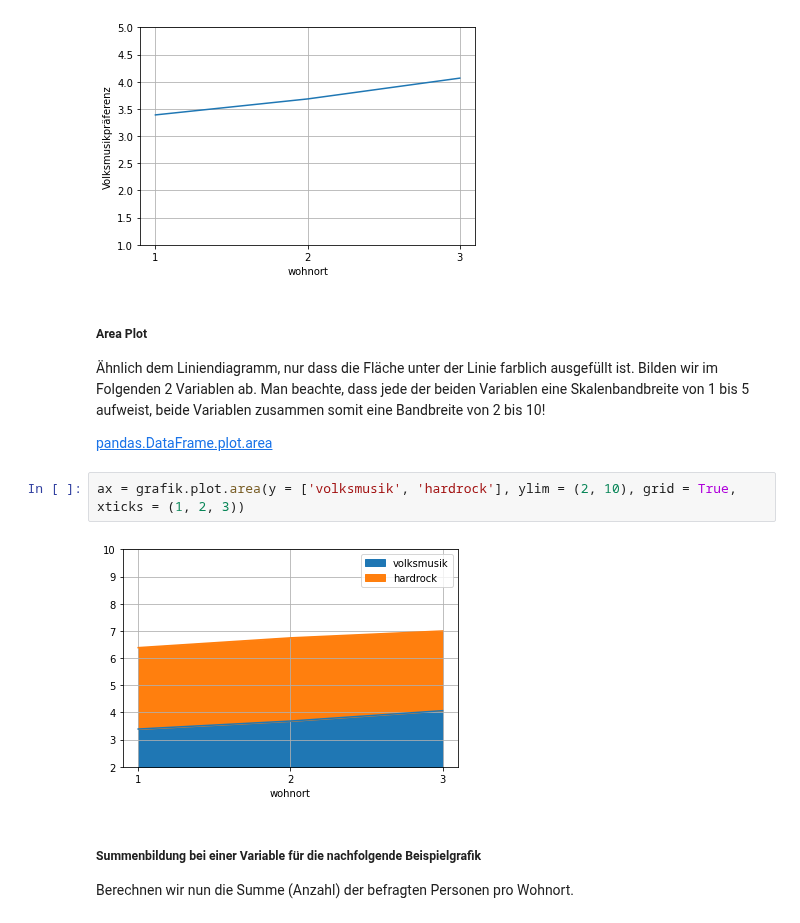
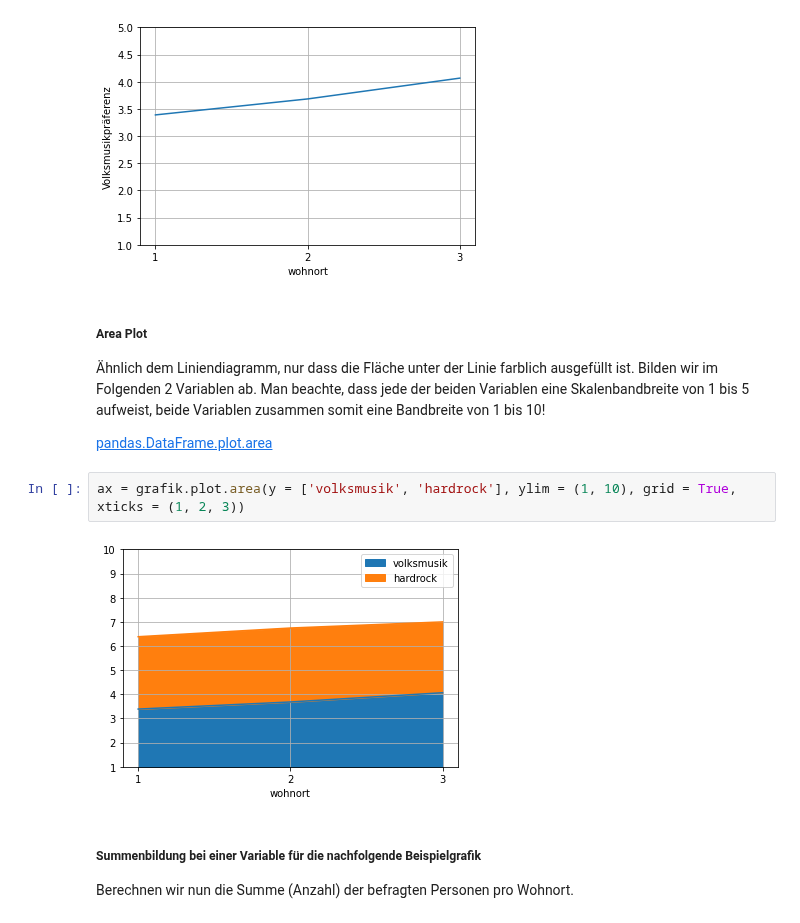
Before and after one commit to manfred2020/DA_mit_Python, a Jupyter notebook: Kapitel 11/11_Grafische Datenanalyse.ipynb, the cells around one changed output. Saved outputs shown, nothing was run; the diff lists cells and outputs as text.

```diff
--- a/Kapitel 11/11_Grafische Datenanalyse.ipynb
+++ b/Kapitel 11/11_Grafische Datenanalyse.ipynb
@@ -255,13 +255,13 @@ ax = grafik.plot.line(y = 'volksmusik', ylim = (1, 5), ylabel = "Volksmusikpräf
 # %% [markdown]
 ##### Area Plot
 
-Ähnlich dem Liniendiagramm, nur dass die Fläche unter der Linie farblich ausgefüllt ist. Bilden wir im Folgenden 2 Variablen ab. Man beachte, dass jede der beiden Variablen eine Skalenbandbreite von 1 bis 5 aufweist, beide Variablen zusammen somit eine Bandbreite von 2 bis 10!
+Ähnlich dem Liniendiagramm, nur dass die Fläche unter der Linie farblich ausgefüllt ist. Bilden wir im Folgenden 2 Variablen ab. Man beachte, dass jede der beiden Variablen eine Skalenbandbreite von 1 bis 5 aufweist, beide Variablen zusammen somit eine Bandbreite von 1 bis 10!
 
 [pandas.DataFrame.plot.area](https://pandas.pydata.org/pandas-docs/stable/reference/api/pandas.DataFrame.plot.area.html#pandas.DataFrame.plot.area)
 # %%
-ax = grafik.plot.area(y = ['volksmusik', 'hardrock'], ylim = (2, 10), grid = True, xticks = (1, 2, 3))
+ax = grafik.plot.area(y = ['volksmusik', 'hardrock'], ylim = (1, 10), grid = True, xticks = (1, 2, 3))
 # %% [output]
-[figure, old version]
+[figure, new version]
 # %% [markdown]
 ##### Summenbildung bei einer Variable für die nachfolgende Beispielgrafik
 
```
Also changed, not shown: parts of 1 cell of this notebook.
